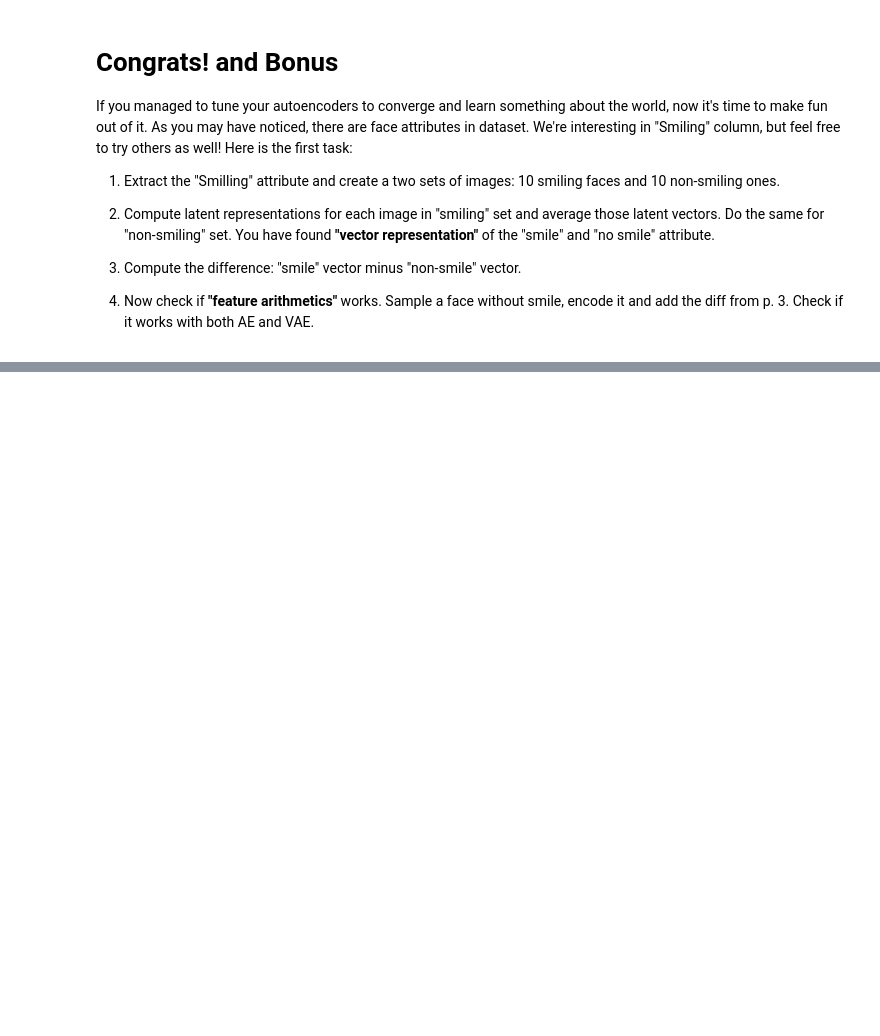
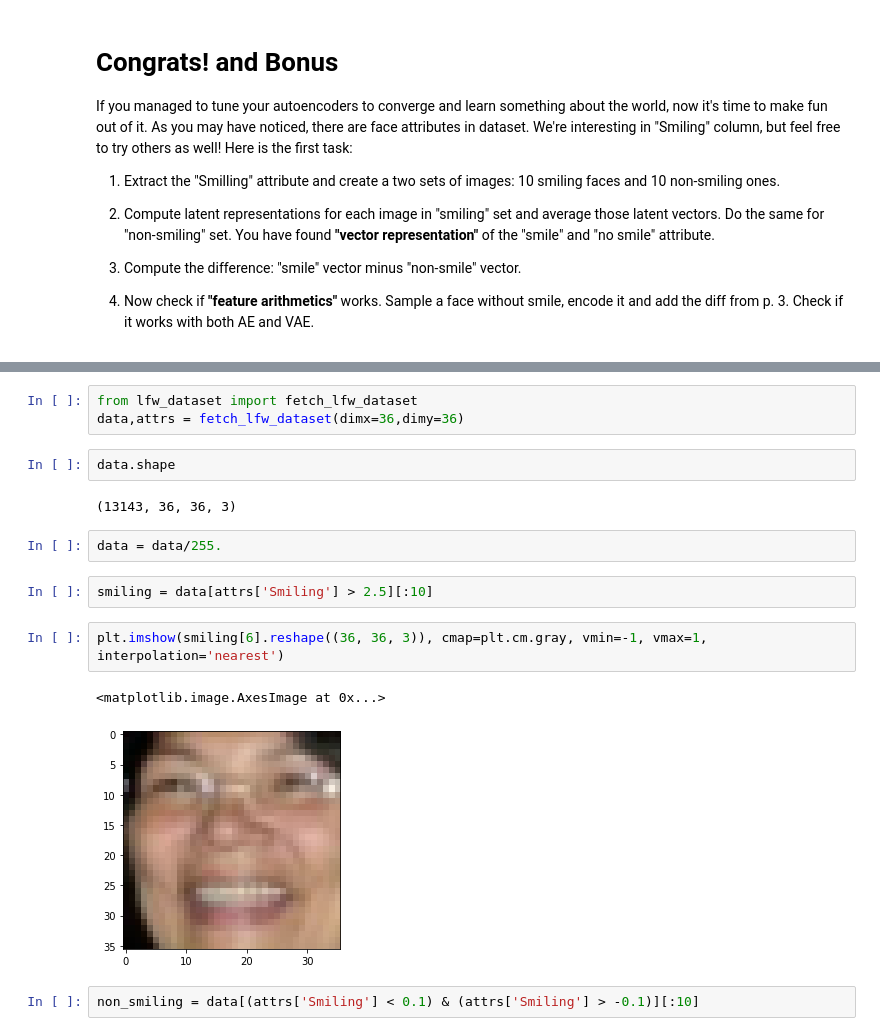
Before and after one commit to svl96/Practical_DL, a Jupyter notebook: homework03/homework03_part2_vae_advanced.ipynb, the cells around one changed output, grey strips where cells are left out. Drawn from its saved outputs; the diff is of its cells as text; blank space fills up the shorter version.

```diff
--- a/homework03/homework03_part2_vae_advanced.ipynb
+++ b/homework03/homework03_part2_vae_advanced.ipynb
@@ -493,3 +508,21 @@ If you managed to tune your autoencoders to converge and learn something about t
 3) Now check if **"feature arithmetics"** works. Sample a face without smile, encode it and add the diff from p. 3. Check if it works with both AE and VAE.
 # %% [markdown]
 <img src="linear.png" alt="linear">
+# %%
+from lfw_dataset import fetch_lfw_dataset
+data,attrs = fetch_lfw_dataset(dimx=36,dimy=36)
+# %%
+data.shape
+# %% [output]
+(13143, 36, 36, 3)
+# %%
+data = data/255.
+# %%
+smiling = data[attrs['Smiling'] > 2.5][:10]
+# %%
+plt.imshow(smiling[6].reshape((36, 36, 3)), cmap=plt.cm.gray, vmin=-1, vmax=1, interpolation='nearest')
+# %% [output]
+<matplotlib.image.AxesImage at 0x...>
+[figure, added]
+# %%
+non_smiling = data[(attrs['Smiling'] < 0.1) & (attrs['Smiling'] > -0.1)][:10]
```
Also changed, not shown: parts of 21 cells of this notebook.
